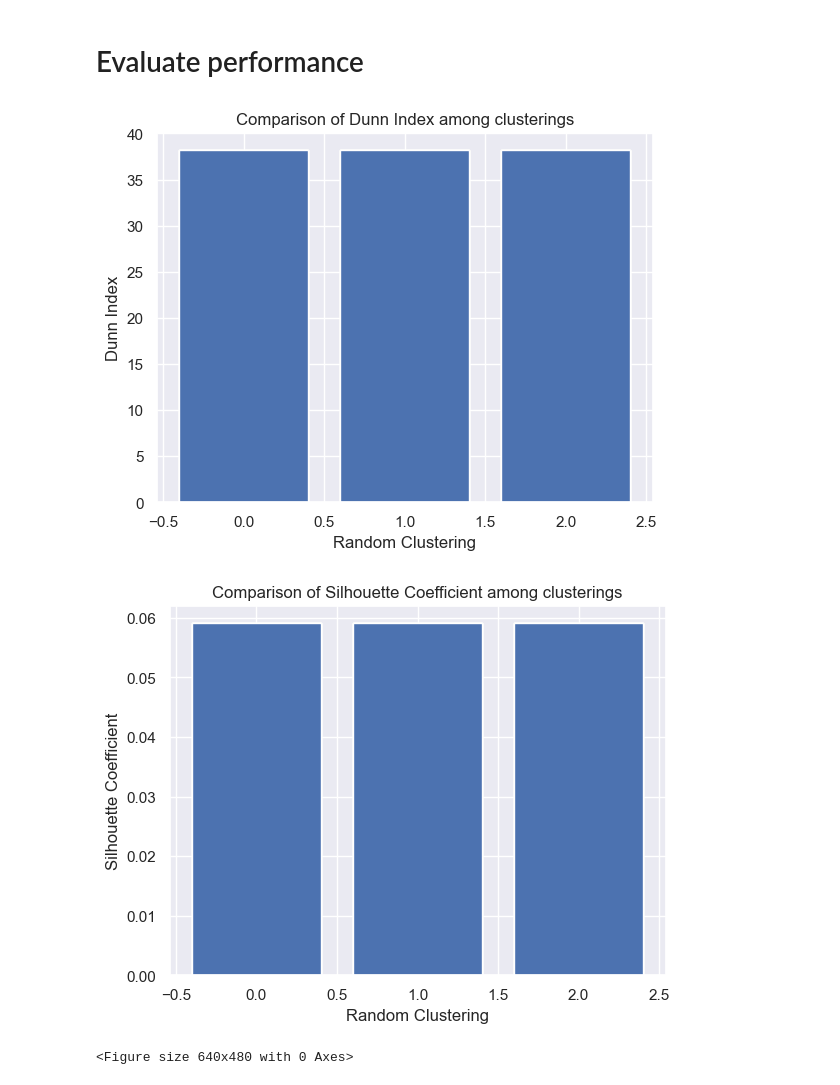
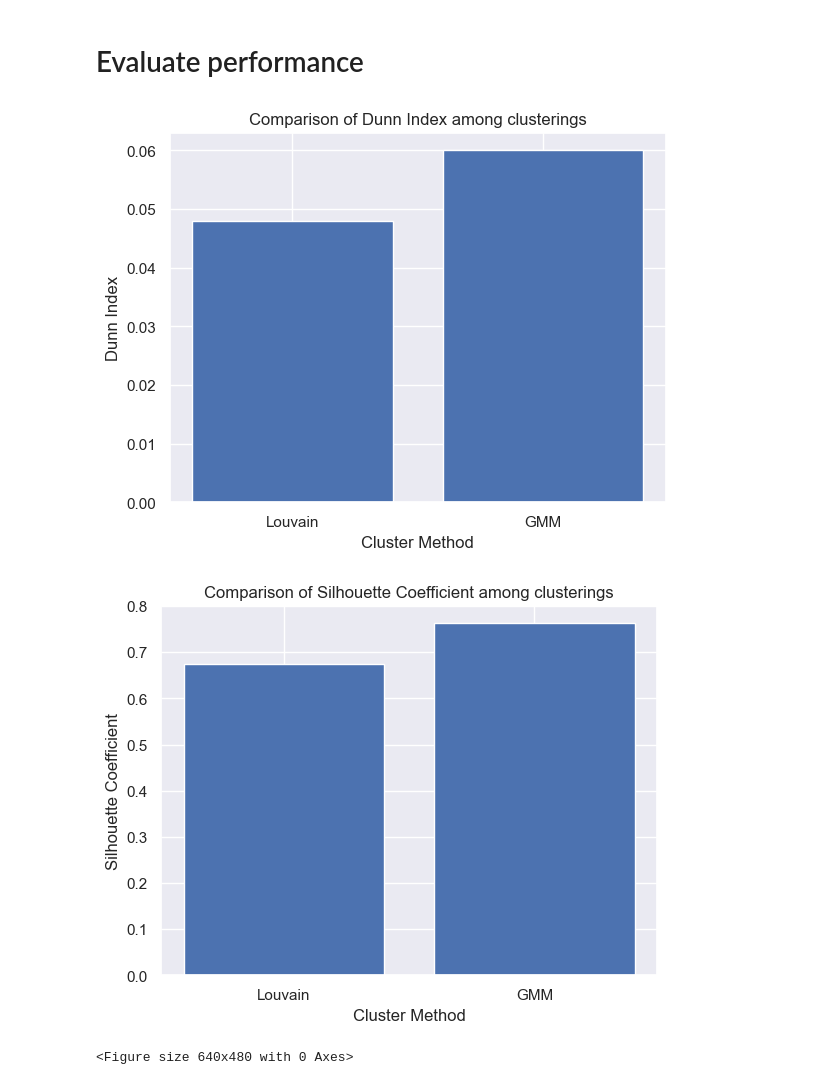
Before and after one commit to jenyiw/MTG-SC-Clustering, a Jupyter notebook: scripts/main_notebook.ipynb, the cells around one changed output. Cells and saved outputs as stored; diff of their text form; code cells hidden in the pictures.

Commit message:
Changed plotting arguments and num clusters for GMM

```diff
--- a/scripts/main_notebook.ipynb
+++ b/scripts/main_notebook.ipynb
@@ -46,5 +46,5 @@ print("Data saved! Now plotting.")
 # %%
-data = np.loadtxt(os.path.join(r'./data', 'reduced_sample_20_PCs.csv'), delimiter=',')
+data = np.loadtxt(os.path.join(r'.\data', 'reduced_sample_20_PCs.csv'), delimiter=',')
 print(data.shape)
 # %% [output]
 (500, 20)
@@ -53,11 +53,15 @@ print(data.shape)
 # %% [markdown]
 # Test against GMMs from package
 # %%
-from sklearn.mixture import GaussianMixture as gmm
+from sklearn.mixture import GaussianMixture
 
-membership_arr_package = GaussianMixture(n_components=2, random_state=0).fit_predict(data)
+membership_arr_gmm = GaussianMixture(n_components=14, random_state=0, n_init = 20).fit_predict(data)
+save_dir = os.path.join(os.getcwd(), 'output')
+save_path = os.path.join(save_dir, 'gmm_clusters.txt')
+np.savetxt(save_path, membership_arr_gmm[np.newaxis, :], fmt = '%d')
 # %% [markdown]
 # Run Louvain
 Will create an array of labels with dimensions (# of samples,)
 # %%
-membership_arr = lF.louvain_clustering(data, k=5)
+membership_arr_louvain = lF.louvain_clustering(data, k=5)
+print(len(np.unique(membership_arr_louvain)))
@@ -108,17 +126,22 @@ mgF.plot_marker_genes(data_file, clusters, membership_arr.reshape(-1),)
 # %%
 import importlib
 importlib.reload(ev)
 
+louvain_centres = ev.calculate_cluster_centroids(membership_arr_louvain, data)
+louvain_di = ev.dunn_index(membership_arr_louvain, data, louvain_centres)
+louvain_sc = ev.silhouette_coefficient(membership_arr_louvain, data, louvain_centres)
 
-centres = ev.calculate_cluster_centroids(membership_arr, data)
+gmm_centres = ev.calculate_cluster_centroids(membership_arr_gmm, data)
+gmm_di = ev.dunn_index(membership_arr_gmm, data, gmm_centres)
+gmm_sc = ev.silhouette_coefficient(membership_arr_gmm, data, gmm_centres)
 
-di = ev.dunn_index(membership_arr, data, centres)
-sc = ev.silhouette_coefficient(membership_arr, data, centres)
+di = np.asarray([louvain_di, gmm_di])
+sc = [louvain_sc, gmm_sc]
 
-ev.plot_evaluation_metric(di, membership_arr, "Dunn Index", "Random Clustering", './output')
+ev.plot_evaluation_metric(di, ['Louvain','GMM'], "Dunn Index", output_folder = './output')
 ev.plot_evaluation_metric(
-        sc, membership_arr, "Silhouette Coefficient", "Random Clustering", './output')
+        sc, ['Louvain', 'GMM'], "Silhouette Coefficient", output_folder = './output')
 # %% [output]
-[figure, old version]
+[figure, new version]
-[figure, old version]
+[figure, new version]
 <Figure size 640x480 with 0 Axes>
```
Also changed, not shown: parts of 10 cells of this notebook.
